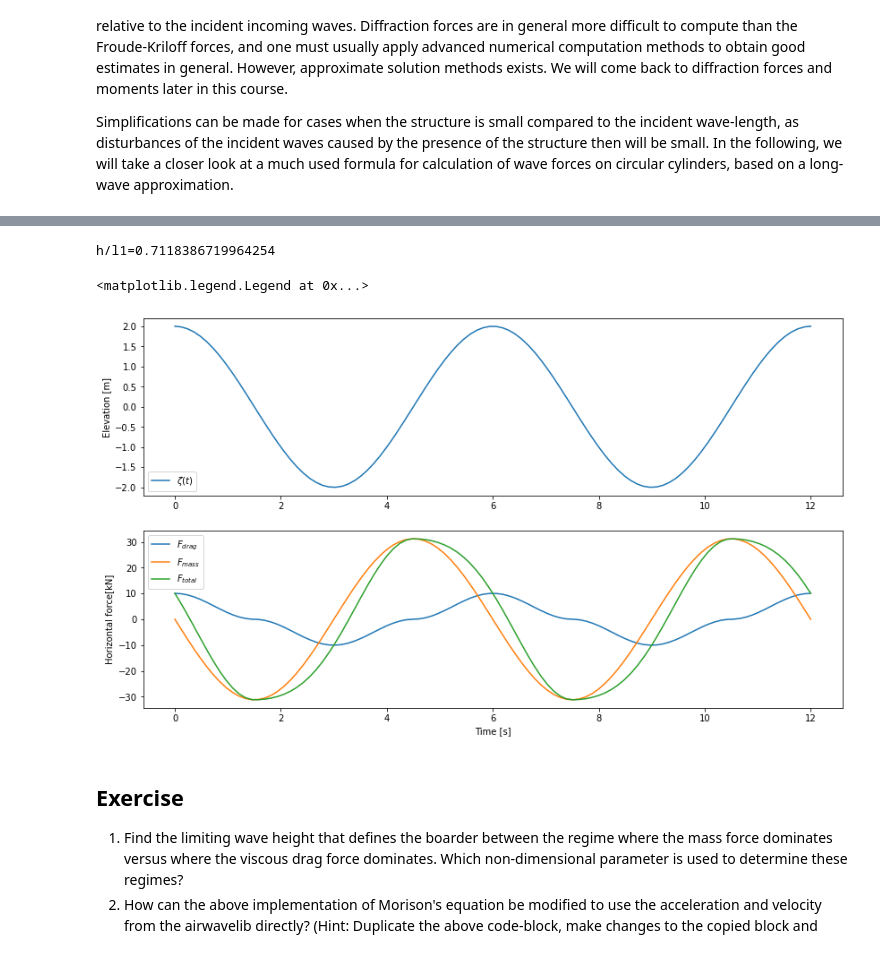
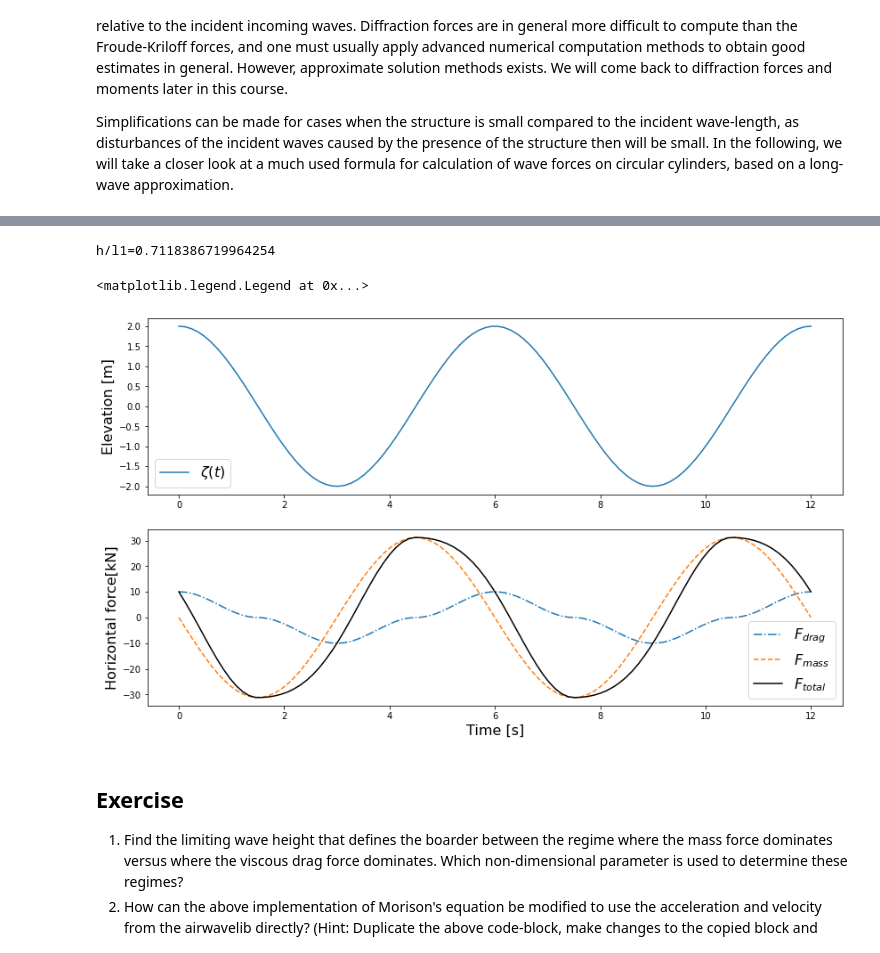
Before and after one commit to hydrodavid/tmr4247, a Jupyter notebook: Lecture_4.ipynb, the cells around one changed output, grey strips where cells are left out. Saved outputs shown, nothing was run; the diff lists cells and outputs as text; code cells hidden in the pictures.

```diff
--- a/Lecture_4.ipynb
+++ b/Lecture_4.ipynb
@@ -201,42 +201,43 @@ print("h/l1={}".format(h/l1))
 assert (h/l1 > 0.5), "Deep water assumption failed."
 
 
 # Time array
 tvec = np.linspace(0,2*T,100)
 
 # Drag force component integrated over depth:
 F_drag = lambda t: 0.5*rho*Cd*D*omg**2*A**2/(2*wave1.k)*(1.0-np.exp(-2*wave1.k*h))*np.cos(omg*t)*np.abs(np.cos(omg*t))
 
 # Mass force component integrated over depth:
 F_mass = lambda t: -rho*np.pi*D**2/4.*Cm*omg**2/wave1.k*A*(1.0-np.exp(-wave1.k*h))*np.sin(omg*t)
 
 # Total force on cylinder:
 Fx = lambda t: F_drag(t) + F_mass(t)
 
 
+fs = 16 # Legend font-size
 
 # Plot results
 gs = gridspec.GridSpec(nrows=2, ncols=1)
 fig3 = plt.figure(figsize=(14,8))
 
 # Plot surface elevation:
 ax31 = fig3.add_subplot(gs[0,0])
 ax31.plot(tvec, wave1.getSurfaceElevation(0, tvec), label='$\zeta(t)$')
-ax31.set_ylabel('Elevation [m]')
-ax31.legend()
+ax31.set_ylabel('Elevation [m]', fontsize=fs)
+ax31.legend(fontsize=fs)
 
 # Plot Froude-Kriloff moment:
 ax32 = fig3.add_subplot(gs[1,0])
-ax32.plot(tvec, F_drag(tvec)*10**(-3), label=r'$F_{drag}$')
-ax32.plot(tvec, F_mass(tvec)*10**(-3), label=r'$F_{mass}$')
-ax32.plot(tvec, Fx(tvec)*10**(-3), label=r'$F_{total}$')
-ax32.set_ylabel('Horizontal force[kN]')
-ax32.set_xlabel('Time [s]')
-ax32.legend()
+ax32.plot(tvec, F_drag(tvec)*10**(-3), '-.', label=r'$F_{drag}$')
+ax32.plot(tvec, F_mass(tvec)*10**(-3), '--', label=r'$F_{mass}$')
+ax32.plot(tvec, Fx(tvec)*10**(-3), '-k', label=r'$F_{total}$')
+ax32.set_ylabel('Horizontal force[kN]', fontsize=fs)
+ax32.set_xlabel('Time [s]', fontsize=fs)
+ax32.legend(fontsize=fs)
 # %% [output]
 h/l1=0.7118386719964254
 <matplotlib.legend.Legend at 0x...>
-[figure, old version]
+[figure, new version]
 # %% [markdown]
 ## Exercise
 1) Find the limiting wave height that defines the boarder between the regime where the mass force dominates versus where the viscous drag force dominates. Which non-dimensional parameter is used to determine these regimes?
```
Also changed, not shown: 2 other files.
